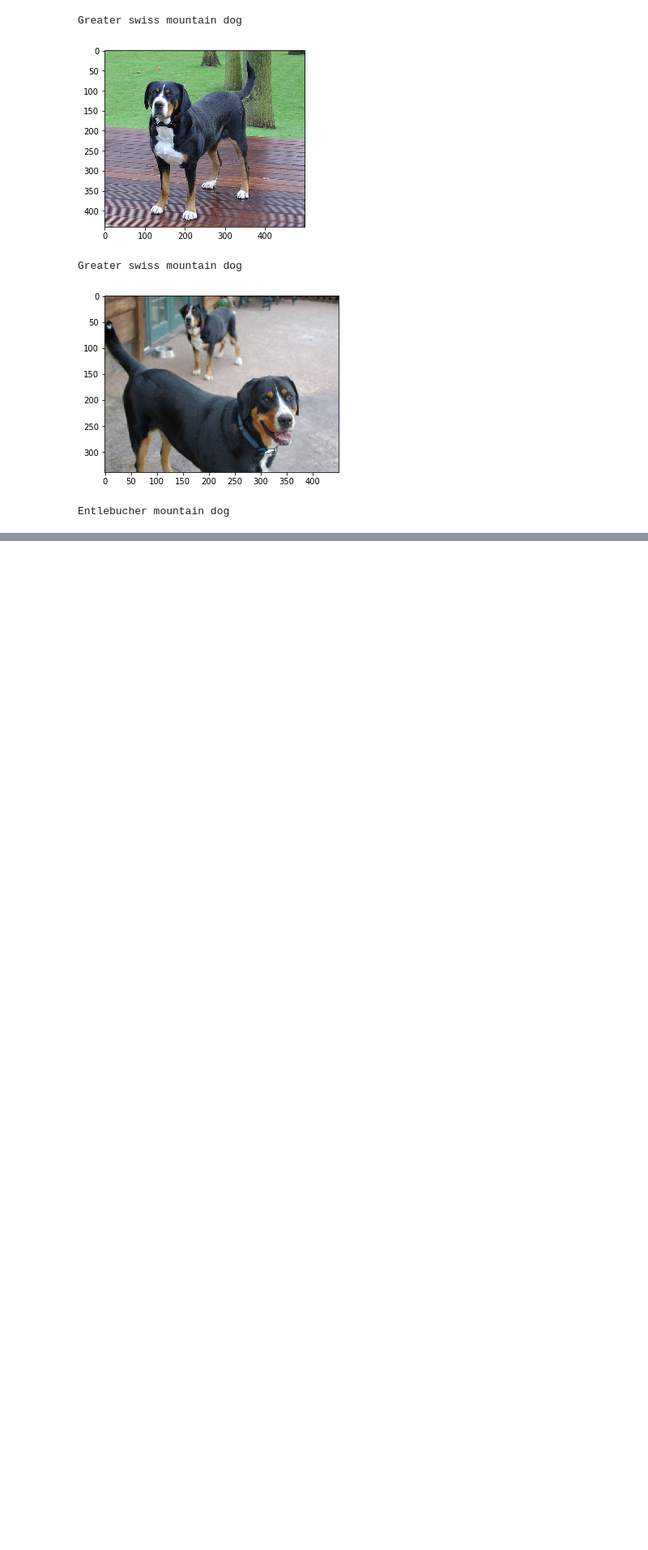
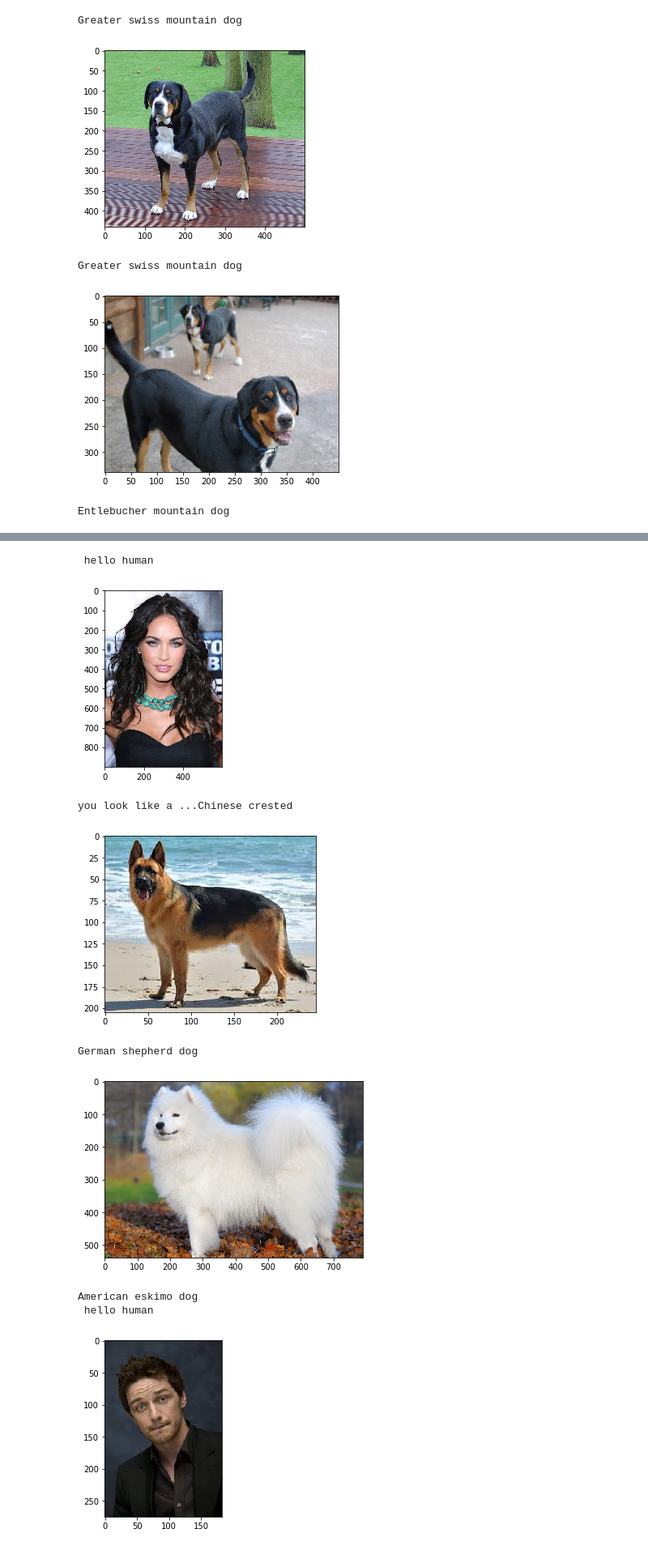
Before and after one commit to pratikpv/udacity_deep_learning_v2, a Jupyter notebook: project-dog-classification/dog_app.ipynb, the cells around one changed output, grey strips where cells are left out. Shown at 81% size. Drawn from its saved outputs; the diff is of its cells as text; code cells hidden in the pictures; blank space fills up the shorter version.

Commit message:
Test with local images, not used in test, valid, train datasets
Signed-off-by: Pratik Prajapati <pratik.prajapati@gmail.com>

```diff
--- a/project-dog-classification/dog_app.ipynb
+++ b/project-dog-classification/dog_app.ipynb
@@ -955,3 +955,6 @@ Greater swiss mountain dog
 Greater swiss mountain dog
 [figure]
 Entlebucher mountain dog
+# %%
+test_files = np.array(glob("test_local/*"))
+test_files
@@ -957,0 +964,14 @@ Entlebucher mountain dog
+# %%
+
+for file in np.hstack(test_files):
+    run_app(file)
+# %% [output]
+ hello human
+[figure, added]
+you look like a ...Chinese crested
+[figure, added]
+German shepherd dog
+[figure, added]
+American eskimo dog
+ hello human
+[figure, added]
```
Also changed, not shown: parts of 2 cells of this notebook.
